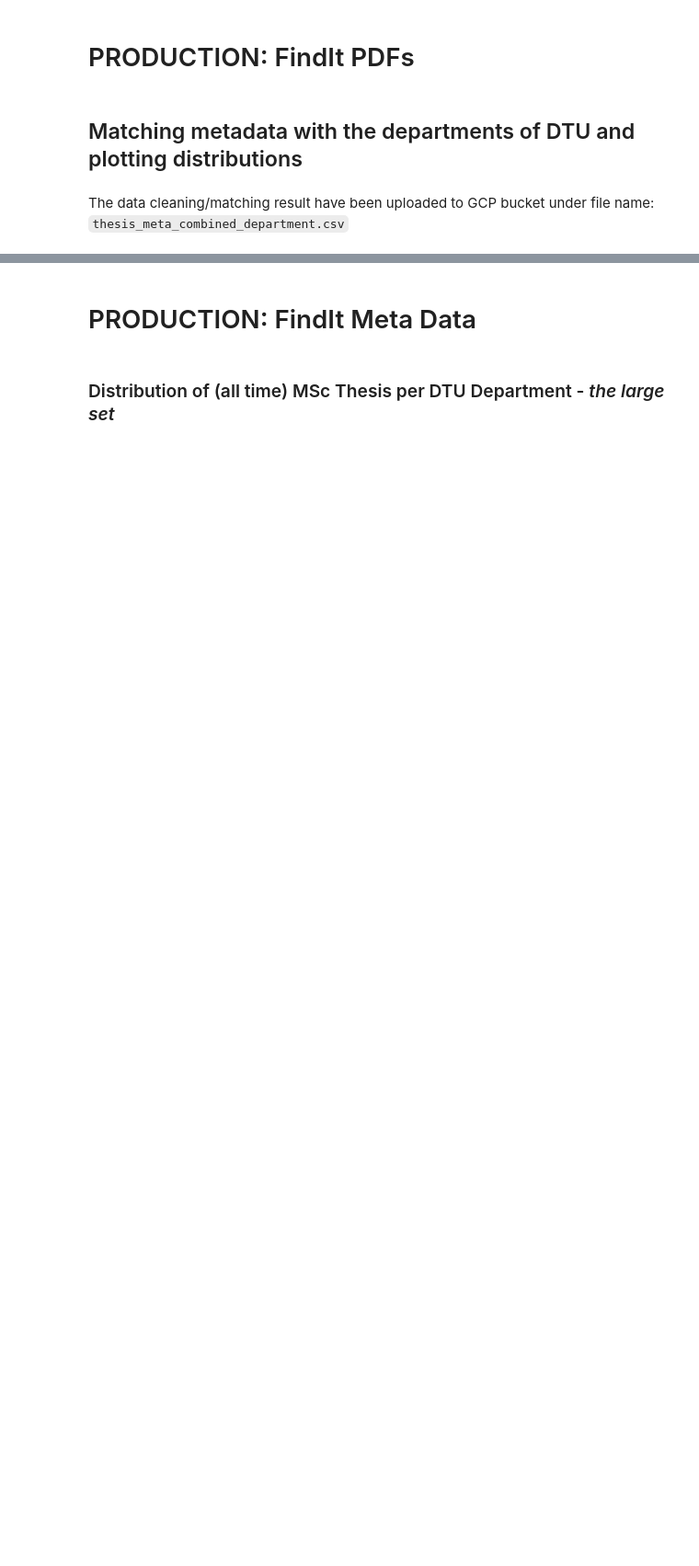
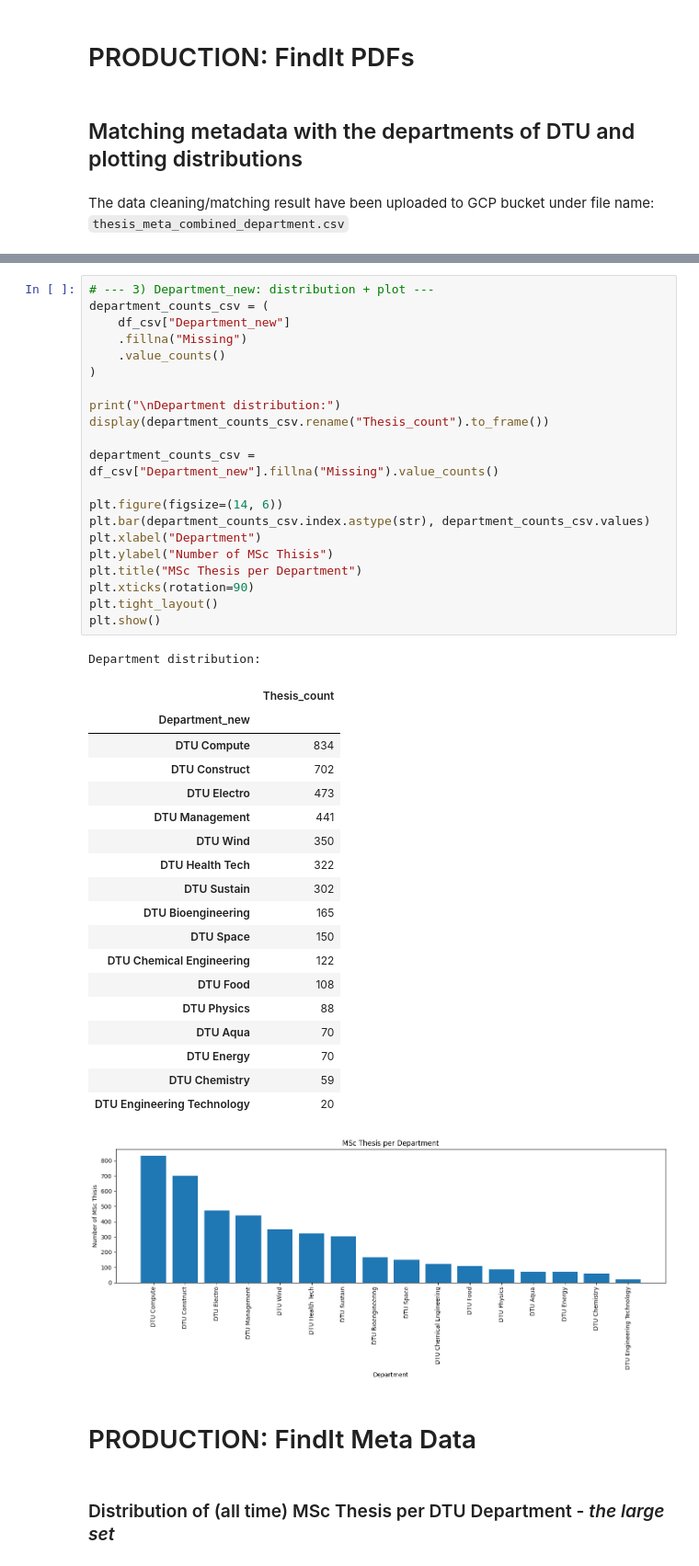
Before and after one commit to OliverKviat/Thesis_OCR, a Jupyter notebook: exploring_data/SANDBOX_Exploring_track1.ipynb, the cells around one changed output, grey strips where cells are left out. Shown at 92% size. Drawn from its saved outputs; the diff is of its cells as text; blank space fills up the shorter version.

```diff
--- a/exploring_data/SANDBOX_Exploring_track1.ipynb
+++ b/exploring_data/SANDBOX_Exploring_track1.ipynb
@@ -157,3 +287,45 @@ plt.show()
+# %%
+# --- 3) Department_new: distribution + plot ---
+department_counts_csv = (
+    df_csv["Department_new"]
+    .fillna("Missing")
+    .value_counts()
+)
+
+print("\nDepartment distribution:")
+display(department_counts_csv.rename("Thesis_count").to_frame())
+
+department_counts_csv = df_csv["Department_new"].fillna("Missing").value_counts()
+
+plt.figure(figsize=(14, 6))
+plt.bar(department_counts_csv.index.astype(str), department_counts_csv.values)
+plt.xlabel("Department")
+plt.ylabel("Number of MSc Thisis")
+plt.title("MSc Thesis per Department")
+plt.xticks(rotation=90)
+plt.tight_layout()
+plt.show()
+# %% [output]
+Department distribution:
+|  | Thesis_count |
+| Department_new |  |
+| DTU Compute | 834 |
+| DTU Construct | 702 |
+| DTU Electro | 473 |
+| DTU Management | 441 |
+| DTU Wind | 350 |
+| DTU Health Tech | 322 |
+| DTU Sustain | 302 |
+| DTU Bioengineering | 165 |
+| DTU Space | 150 |
+| DTU Chemical Engineering | 122 |
+| DTU Food | 108 |
+| DTU Physics | 88 |
+| DTU Aqua | 70 |
+| DTU Energy | 70 |
+| DTU Chemistry | 59 |
+| DTU Engineering Technology | 20 |
+[figure, added]
 # %% [markdown]
 # PRODUCTION: FindIt Meta Data
 # %% [markdown]
```
Also changed, not shown: parts of 14 cells of this notebook, 1 other file.
